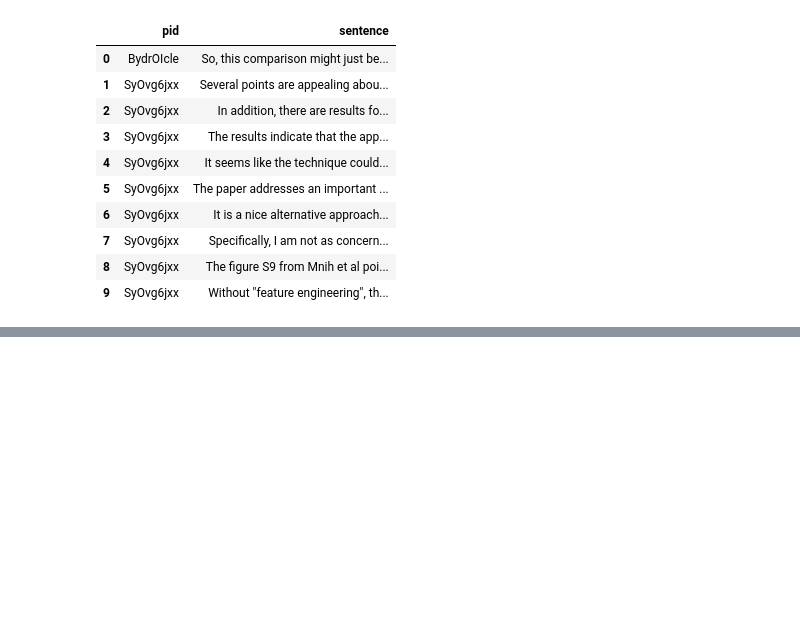
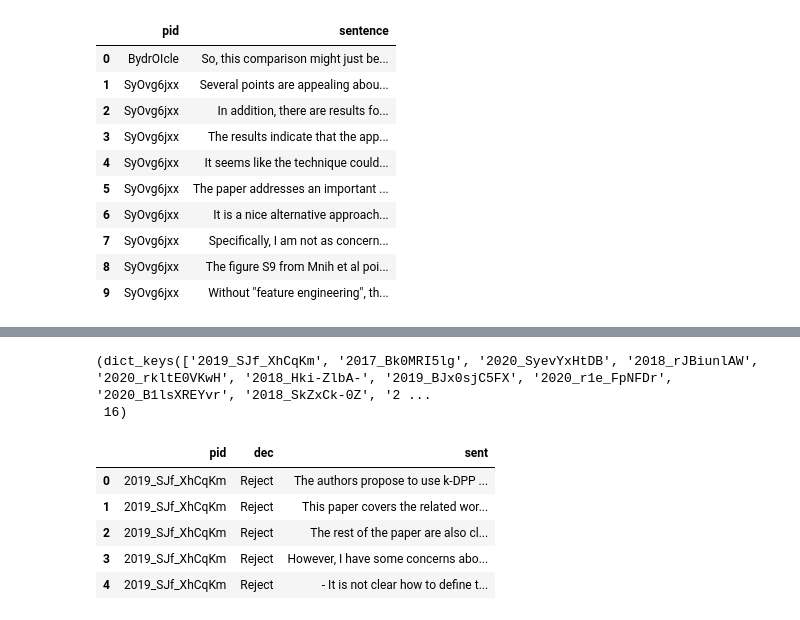
Before and after one commit to shruti-singh/meaningful-comparison, a Jupyter notebook: mcomp_text_extraction/identify_sentences.ipynb, the cells around one changed output, grey strips where cells are left out. Saved outputs shown, nothing was run; the diff lists cells and outputs as text; code cells hidden in the pictures; blank space fills up the shorter version.

```diff
--- a/mcomp_text_extraction/identify_sentences.ipynb
+++ b/mcomp_text_extraction/identify_sentences.ipynb
@@ -466,0 +466,10 @@ UsageError: Line magic function `%nautilus` not found.
+# %%
+# list(iclr_arxiv_map.keys())[0:20]
+counter = 0
+
+for k, v in iclr_arxiv_map.items():
+    if v["label"] == "Reject":
+        print(k)
+        counter += 1
+    if counter > 10:
+        break
@@ -466,0 +532,24 @@ UsageError: Line magic function `%nautilus` not found.
+# %%
+sents_list.keys(), len(list(sents_list.keys()))
+# %% [output]
+(dict_keys(['2019_SJf_XhCqKm', '2017_Bk0MRI5lg', '2020_SyevYxHtDB', '2018_rJBiunlAW', '2020_rkltE0VKwH', '2018_Hki-ZlbA-', '2019_BJx0sjC5FX', '2020_r1e_FpNFDr', '2020_B1lsXREYvr', '2018_SkZxCk-0Z', '2 ...
+ 16)
+# %%
+df = pd.DataFrame(columns=['pid', 'dec', 'sent'])
+# %%
+i = 0
+for k in sents_list:
+    dec = sents_list[k]["dec"]
+    pid = sents_list[k]["pid"]
+    for s in sents_list[k]["sents"]:
+        df.loc[i] = [pid, dec, s]
+        i += 1
+# %%
+df.head(5)
+# %% [output]
+|  | pid | dec | sent |
+| 0 | 2019_SJf_XhCqKm | Reject | The authors propose to use k-DPP ... |
+| 1 | 2019_SJf_XhCqKm | Reject | This paper covers the related wor... |
+| 2 | 2019_SJf_XhCqKm | Reject | The rest of the paper are also cl... |
+| 3 | 2019_SJf_XhCqKm | Reject | However, I have some concerns abo... |
+| 4 | 2019_SJf_XhCqKm | Reject | - It is not clear how to define t... |
```
Also changed, not shown: parts of 5 cells of this notebook.
